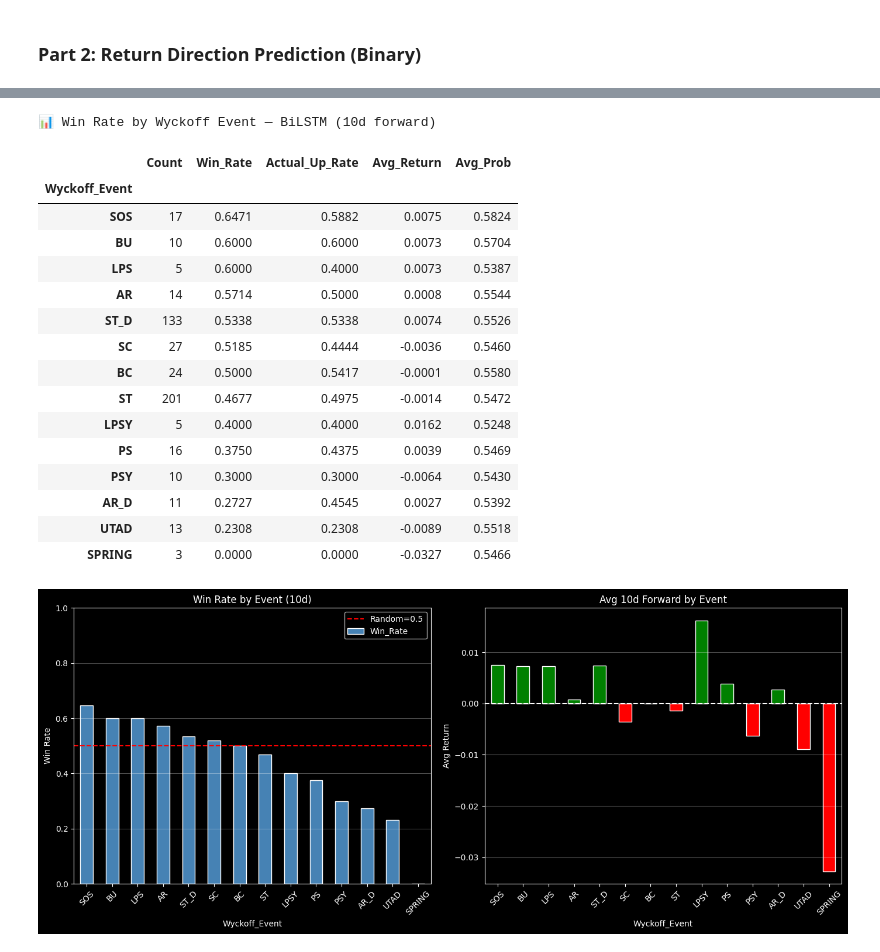
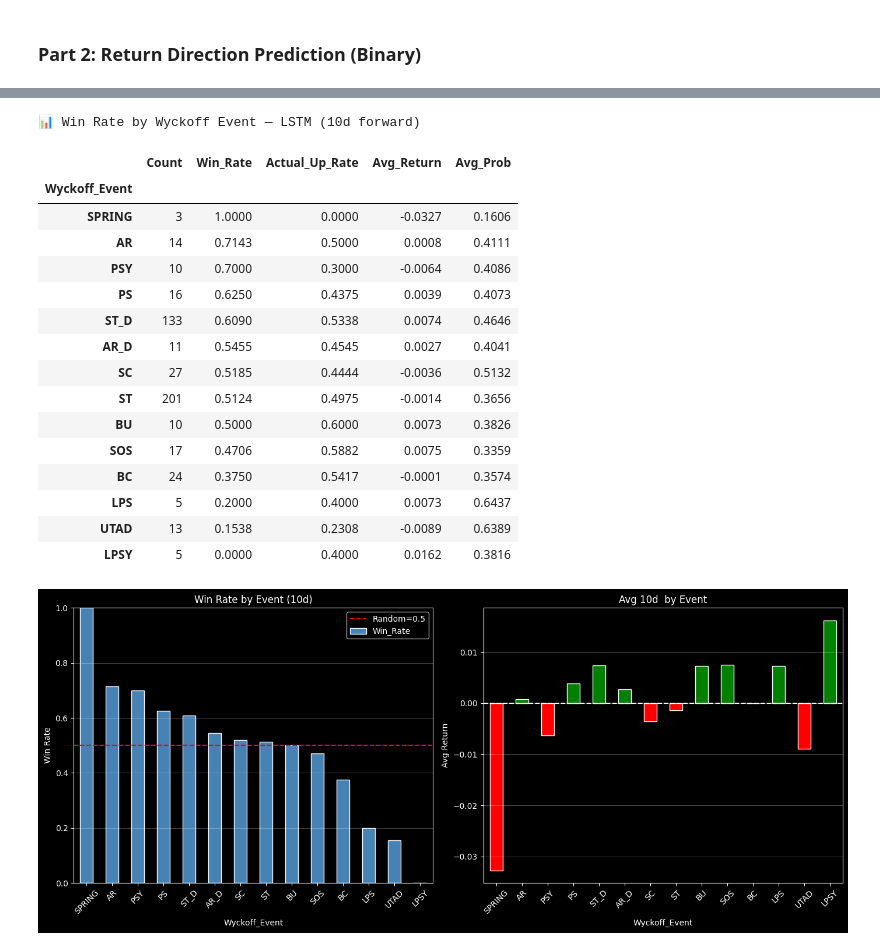
Before and after one commit to hilmanyusoh/stock_pattern, a Jupyter notebook: model/wyckoff_dl.ipynb, the cells around one changed output, grey strips where cells are left out. Cells and saved outputs as stored; diff of their text form; code cells hidden in the pictures.

```diff
--- a/model/wyckoff_dl.ipynb
+++ b/model/wyckoff_dl.ipynb
@@ -20,22 +0,0 @@
-# %%
-import pandas as pd
-
-objectives = {
-    'วัตถุประสงค์': [
-        '1. ตรวจจับ Wyckoff Event ด้วย Rule-Based Logic',
-        '2. สร้าง Deep Learning Model จำแนก Event Label (Acc / Dist)',
-        '3. ทำนายทิศทางราคาล่วงหน้า 10 วัน ด้วย DL',
-        '4. วัด Win Rate ของสัญญาณแต่ละ Event',
-        '5. Backtest เพื่อประเมินมูลค่าสัญญาณ',
-    ],
-    'เกณฑ์ความสำเร็จ': [
-        'Classification Accuracy > 70%',
-        'AUC-ROC > 0.60',
-        'Win Rate LPS/SOS > 55%',
-        'Sharpe Ratio > 0.5',
-    ],
-}
-for k, v in objectives.items():
-    print(f'\n📌 {k}:')
-    for item in v:
-        print(f'   {item}')
@@ -970,4 +829,6 @@ plt.tight_layout(); plt.show()
 # %%
+# cell นี้วิเคราะห์ประสิทธิภาพของโมเดล DL ที่ดีที่สุดในส่วนที่ 2 โดยการคำนวณอัตราการชนะ (Win Rate) ของโมเดลสำหรับแต่ละ Wyckoff Event ที่ตรวจจับได้ในชุดทดสอบ โดยการเปรียบเทียบการทำนายของโมเดล (DL_Pred) กับทิศทางราคาจริง (Target_Direction) และคำนวณอัตราการชนะเฉลี่ย, อัตราการขึ้นจริง, ผลตอบแทนเฉลี่ย, และความน่าจะเป็นเฉลี่ยสำหรับแต่ละ Event จากนั้นแสดงผลในรูปแบบตารางและกราฟ เพื่อให้เราเข้าใจว่าโมเดลมีประสิทธิภาพในการทำนายทิศทางราคาในอนาคตสำหรับแต่ละ Wyckoff Event อย่างไร
+
 # Win Rate by Wyckoff Event
 df_p2_idx  = df_dl.dropna(subset=DL_FEATURES + ['Target_Direction']).copy().reset_index(drop=True)
 test_start = SEQ_LEN + split_idx
@@ -980,49 +841,47 @@ event_perf = df_test_p2[df_test_p2['Wyckoff_Event'] != ''].groupby('Wyckoff_Even
     Count=('DL_Correct','count'), Win_Rate=('DL_Correct','mean'),
     Actual_Up_Rate=('Target_Direction','mean'), Avg_Return=('Future_Return','mean'),
     Avg_Prob=('DL_Prob','mean'),
 ).sort_values('Win_Rate', ascending=False)
 
-# event_perf['Signal'] = event_perf['Win_Rate'].apply(
-#     lambda r: '🟢 Strong' if r >= 0.6 else '🟡 Moderate' if r >= 0.5 else '🔴 Weak')
 
 print(f'📊 Win Rate by Wyckoff Event — {best_p2} ({FORWARD_DAYS}d forward)')
 display(event_perf.round(4))
 
 if len(event_perf) > 0:
     fig, axes = plt.subplots(1, 2, figsize=(14, 6))
     event_perf['Win_Rate'].plot(kind='bar', ax=axes[0], color='steelblue', edgecolor='white')
     axes[0].axhline(0.5, color='red', linestyle='--', label='Random=0.5')
     axes[0].set(title=f'Win Rate by Event ({FORWARD_DAYS}d)', ylabel='Win Rate', ylim=(0,1))
     axes[0].legend()
 
     event_perf['Avg_Return'].plot(
         kind='bar', ax=axes[1],
         color=['green' if v > 0 else 'red' for v in event_perf['Avg_Return']],
         edgecolor='white')
     axes[1].axhline(0, color='white', linestyle='--')
-    axes[1].set(title=f'Avg {FORWARD_DAYS}d Forward by Event', ylabel='Avg Return')
+    axes[1].set(title=f'Avg {FORWARD_DAYS}d  by Event', ylabel='Avg Return')
 
     for ax in axes:
         ax.tick_params(axis='x', rotation=45)
         ax.grid(axis='y', alpha=0.3)
     plt.tight_layout()
     plt.show()
 # %% [output]
-📊 Win Rate by Wyckoff Event — BiLSTM (10d forward)
+📊 Win Rate by Wyckoff Event — LSTM (10d forward)
 |  | Count | Win_Rate | Actual_Up_Rate | Avg_Return | Avg_Prob |
 | Wyckoff_Event |  |  |  |  |  |
-| SOS | 17 | 0.6471 | 0.5882 | 0.0075 | 0.5824 |
-| BU | 10 | 0.6000 | 0.6000 | 0.0073 | 0.5704 |
-| LPS | 5 | 0.6000 | 0.4000 | 0.0073 | 0.5387 |
-| AR | 14 | 0.5714 | 0.5000 | 0.0008 | 0.5544 |
-| ST_D | 133 | 0.5338 | 0.5338 | 0.0074 | 0.5526 |
-| SC | 27 | 0.5185 | 0.4444 | -0.0036 | 0.5460 |
-| BC | 24 | 0.5000 | 0.5417 | -0.0001 | 0.5580 |
-| ST | 201 | 0.4677 | 0.4975 | -0.0014 | 0.5472 |
-| LPSY | 5 | 0.4000 | 0.4000 | 0.0162 | 0.5248 |
-| PS | 16 | 0.3750 | 0.4375 | 0.0039 | 0.5469 |
-| PSY | 10 | 0.3000 | 0.3000 | -0.0064 | 0.5430 |
-| AR_D | 11 | 0.2727 | 0.4545 | 0.0027 | 0.5392 |
-| UTAD | 13 | 0.2308 | 0.2308 | -0.0089 | 0.5518 |
-| SPRING | 3 | 0.0000 | 0.0000 | -0.0327 | 0.5466 |
+| SPRING | 3 | 1.0000 | 0.0000 | -0.0327 | 0.1606 |
+| AR | 14 | 0.7143 | 0.5000 | 0.0008 | 0.4111 |
+| PSY | 10 | 0.7000 | 0.3000 | -0.0064 | 0.4086 |
+| PS | 16 | 0.6250 | 0.4375 | 0.0039 | 0.4073 |
+| ST_D | 133 | 0.6090 | 0.5338 | 0.0074 | 0.4646 |
+| AR_D | 11 | 0.5455 | 0.4545 | 0.0027 | 0.4041 |
+| SC | 27 | 0.5185 | 0.4444 | -0.0036 | 0.5132 |
+| ST | 201 | 0.5124 | 0.4975 | -0.0014 | 0.3656 |
+| BU | 10 | 0.5000 | 0.6000 | 0.0073 | 0.3826 |
+| SOS | 17 | 0.4706 | 0.5882 | 0.0075 | 0.3359 |
+| BC | 24 | 0.3750 | 0.5417 | -0.0001 | 0.3574 |
+| LPS | 5 | 0.2000 | 0.4000 | 0.0073 | 0.6437 |
+| UTAD | 13 | 0.1538 | 0.2308 | -0.0089 | 0.6389 |
+| LPSY | 5 | 0.0000 | 0.4000 | 0.0162 | 0.3816 |
-[figure, old version]
+[figure, new version]
```
Also changed, not shown: parts of 71 cells of this notebook, 1 other file.
